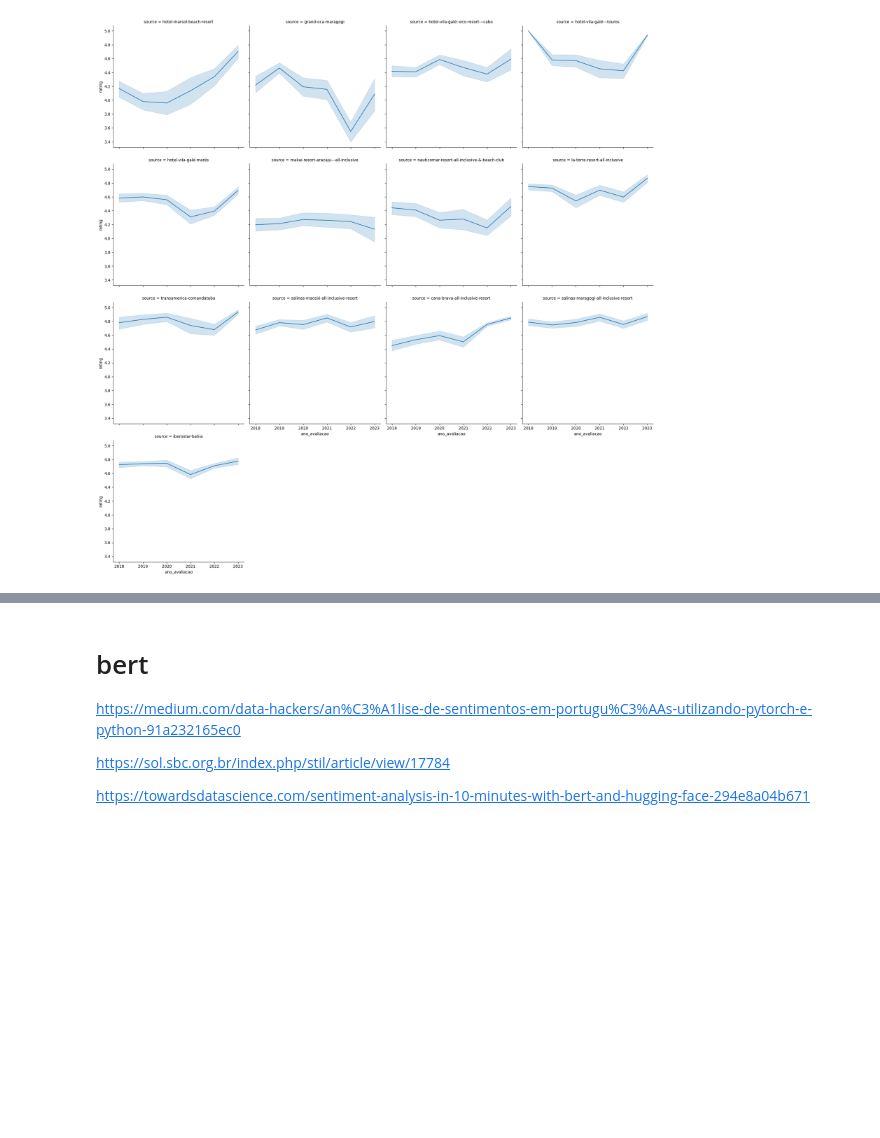
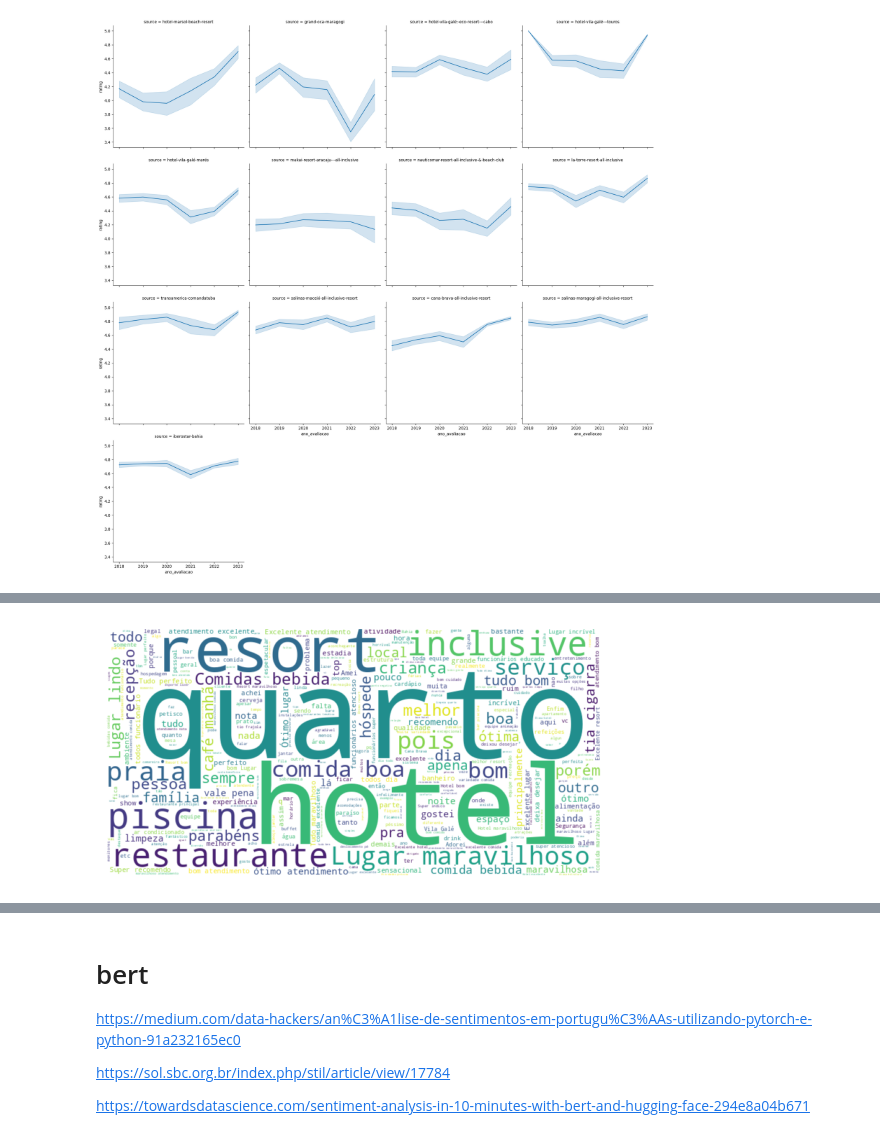
Before and after one commit to emerson-matos/tcc-notebooks, a Jupyter notebook: reviews/analise_exploratoria_2018+filtrado.ipynb, the cells around one changed output, grey strips where cells are left out. Cells and saved outputs as stored; diff of their text form; code cells hidden in the pictures; blank space fills up the shorter version.

```diff
--- a/reviews/analise_exploratoria_2018+filtrado.ipynb
+++ b/reviews/analise_exploratoria_2018+filtrado.ipynb
@@ -529,33 +529,35 @@ sns.relplot(x='ano_avaliacao', y='rating', kind="line", data=analisar_df)
 # %%
 from wordcloud import WordCloud
 import matplotlib.pyplot as plt
 import string
 
 # Concatenar todos os textos em uma única string
-texto = ' '.join(filtered_df['text'].tolist())
+texto = ' '.join(analisar_df['text'].tolist())
 
 # Tokenização das palavras
 tokens = word_tokenize(texto)
 
 # Obtenha as stopwords em português
 stopwords_pt = set(stopwords.words('portuguese'))
 
 # Remova as stopwords do texto
 tokens_sem_pontuacao = [token.translate(str.maketrans('', '', string.punctuation)) for token in tokens]
 tokens_sem_stopwords = [token for token in tokens_sem_pontuacao if token.lower() not in stopwords_pt]
 # Junte as palavras novamente em um texto
 texto_sem_stopwords = ' '.join(tokens_sem_stopwords)
 
 # Criar um objeto WordCloud com as configurações desejadas
 wc = WordCloud(background_color='white', max_words=1000, width=800, height=400)
 
 # Gerar a nuvem de palavras
 nuvem = wc.generate(texto_sem_stopwords)
 
 # Exibir a nuvem de palavras
 plt.imshow(nuvem, interpolation='bilinear')
 plt.axis('off')
 plt.show()
+# %% [output]
+[figure, added]
 # %%
 from nltk.probability import FreqDist
 palavras = texto_sem_stopwords.split()
```
Also changed, not shown: parts of 12 cells of this notebook.
